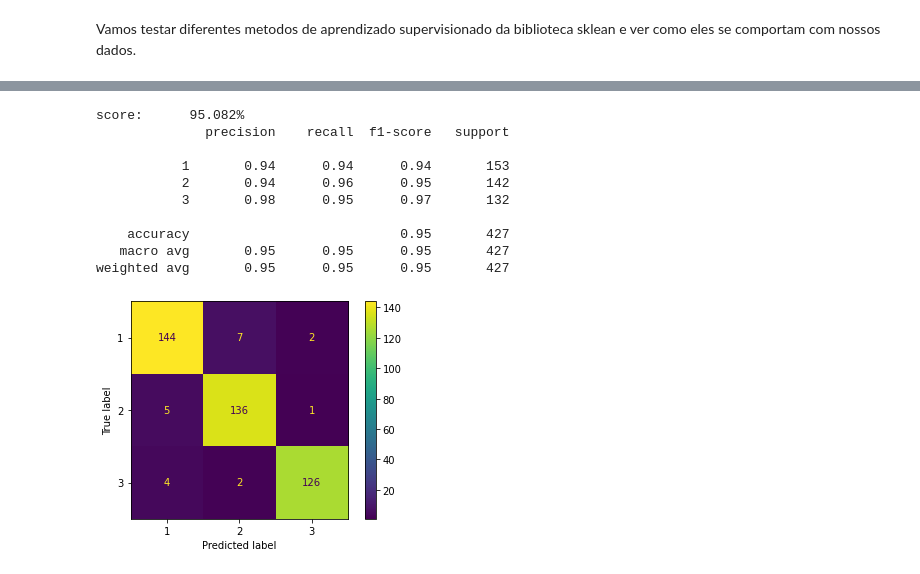
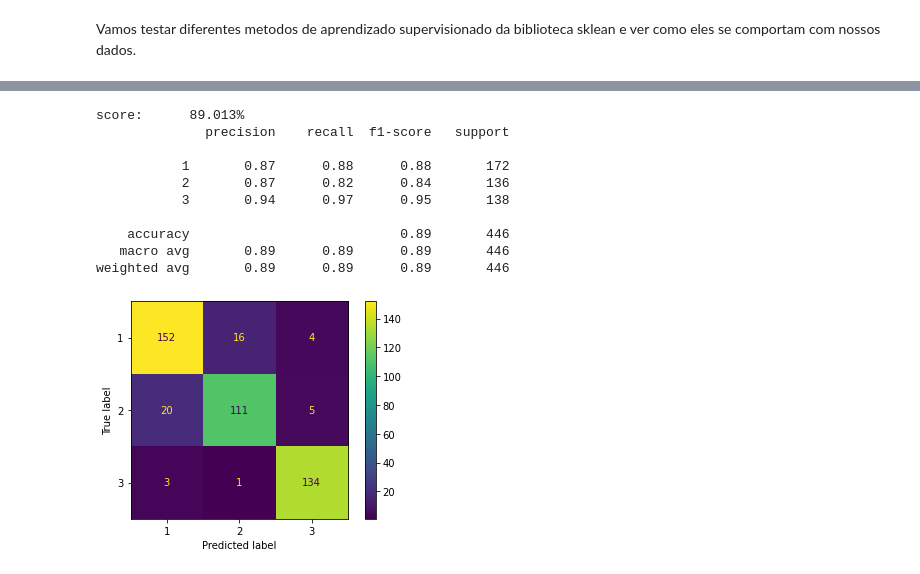
Before and after one commit to joannisbs/news-classific, a Jupyter notebook: poc1.ipynb, the cells around one changed output, grey strips where cells are left out. Saved outputs shown, nothing was run; the diff lists cells and outputs as text; code cells hidden in the pictures.

```diff
--- a/poc1.ipynb
+++ b/poc1.ipynb
@@ -211,4 +225,4 @@ weighted avg       0.80      0.81      0.80       591
 # %%
-sklBoW.fitRandomForest(textsWOTreino, tagsWOTreino)
-sklBoW.testRandomForest(textsWOTest, tagsWOTest)
+RandomForestClassifier.fit(textsWOTreino, tagsWOTreino)
+RandomForestClassifier.test(textsWOTest, tagsWOTest)
 # %% [output]
@@ -226,4 +243,4 @@ weighted avg       0.97      0.96      0.96       427
 # %%
-sklBoW.fitLogisticRegression(textsTreino, tagsTreino)
-sklBoW.testLogisticRegression(textsTest, tagsTest)
+ExtraTreesClassifier.fit(textsTreino, tagsTreino)
+ExtraTreesClassifier.test(textsTest, tagsTest)
 # %% [output]
@@ -242,4 +262,4 @@ weighted avg       0.76      0.76      0.76       591
 # %%
-sklBoW.fitLogisticRegression(textsWOTreino, tagsWOTreino)
-sklBoW.testLogisticRegression(textsWOTest, tagsWOTest)
+ExtraTreesClassifier.fit(textsWOTreino, tagsWOTreino)
+ExtraTreesClassifier.test(textsWOTest, tagsWOTest)
 # %% [output]
@@ -257,4 +280,4 @@ weighted avg       0.95      0.95      0.95       427
 # %%
-sklBoW.fitExtraTreesClassifier(textsTreino, tagsTreino)
-sklBoW.testExtraTreesClassifier(textsTest, tagsTest)
+DecisionTreeClassifier.fit(textsTreino, tagsTreino)
+DecisionTreeClassifier.test(textsTest, tagsTest)
 # %% [output]
@@ -273,15 +300,15 @@ weighted avg       0.82      0.83      0.82       591
 # %%
-sklBoW.fitExtraTreesClassifier(textsWOTreino, tagsWOTreino)
-sklBoW.testExtraTreesClassifier(textsWOTest, tagsWOTest)
+DecisionTreeClassifier.fit(textsWOTreino, tagsWOTreino)
+DecisionTreeClassifier.test(textsWOTest, tagsWOTest)
 # %% [output]
-score:      95.082%
+score:      89.013%
               precision    recall  f1-score   support
 
-           1       0.94      0.94      0.94       153
-           2       0.94      0.96      0.95       142
-           3       0.98      0.95      0.97       132
+           1       0.87      0.88      0.88       172
+           2       0.87      0.82      0.84       136
+           3       0.94      0.97      0.95       138
 
-    accuracy                           0.95       427
-   macro avg       0.95      0.95      0.95       427
-weighted avg       0.95      0.95      0.95       427
+    accuracy                           0.89       446
+   macro avg       0.89      0.89      0.89       446
+weighted avg       0.89      0.89      0.89       446
-[figure, old version]
+[figure, new version]
```
Also changed, not shown: parts of 31 cells of this notebook, 1 other file.
